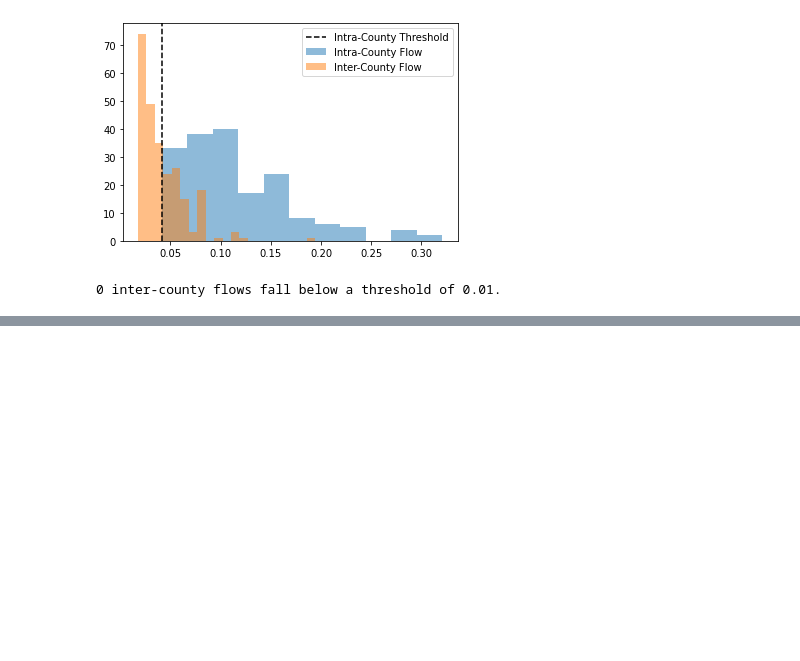
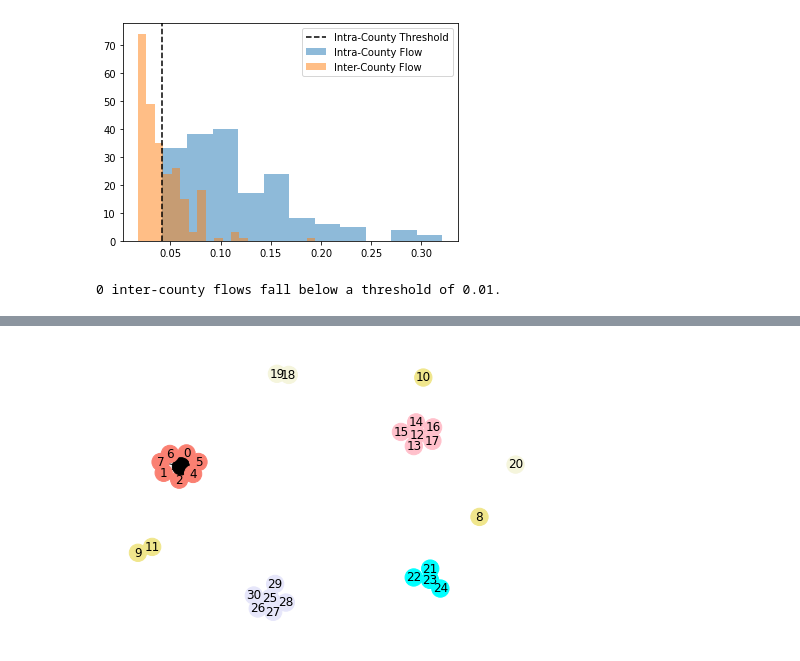
Before and after one commit to rahiakela/data-science-research-and-practice, a Jupyter notebook: data-science-bookcamp/case-study-5--predicting-future-friendships/02_dynamic_graph_theory_and_social_network_analysis.ipynb, the cells around one changed output, grey strips where cells are left out. Saved outputs shown, nothing was run; the diff lists cells and outputs as text; code cells hidden in the pictures; blank space fills up the shorter version.

```diff
--- a/data-science-bookcamp/case-study-5--predicting-future-friendships/02_dynamic_graph_theory_and_social_network_analysis.ipynb
+++ b/data-science-bookcamp/case-study-5--predicting-future-friendships/02_dynamic_graph_theory_and_social_network_analysis.ipynb
@@ -632,0 +667,4 @@ print(f"{num_below} inter-county flows fall below a threshold of 0.01.")
+# %%
+# Inflating the product of flow_matrix repeatedly with itself
+for _ in range(20):
+  flow_matrix = inflate(flow_matrix @ flow_matrix)
@@ -632,0 +678,11 @@ print(f"{num_below} inter-county flows fall below a threshold of 0.01.")
+# %%
+# Deleting suspected inter-county edges
+np.random.seed(1)
+
+G_copy = G.copy()
+G_copy.remove_edges_from(suspected_inter_county)
+
+nx.draw(G_copy, with_labels=True, node_color=node_colors)
+plt.show()
+# %% [output]
+[figure, added]
```
Also changed, not shown: parts of 5 cells of this notebook.
